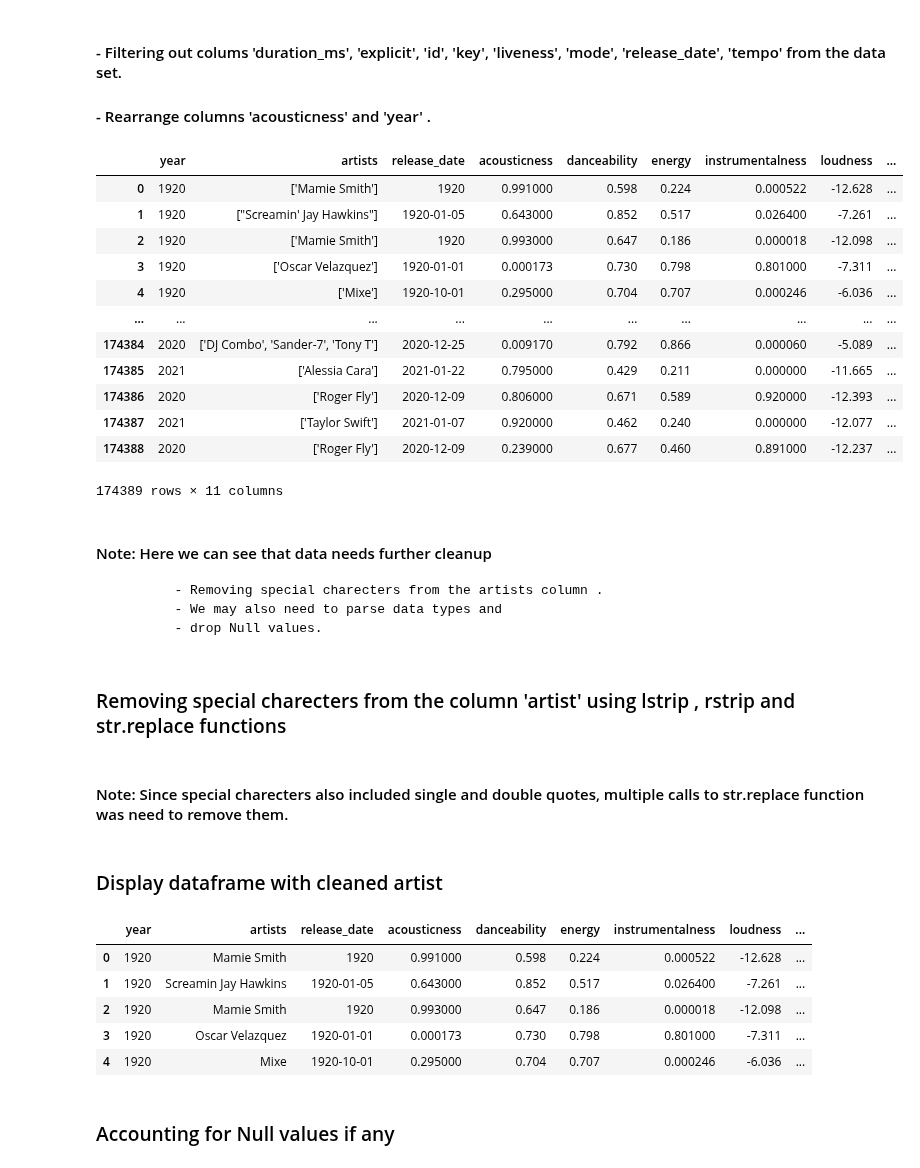
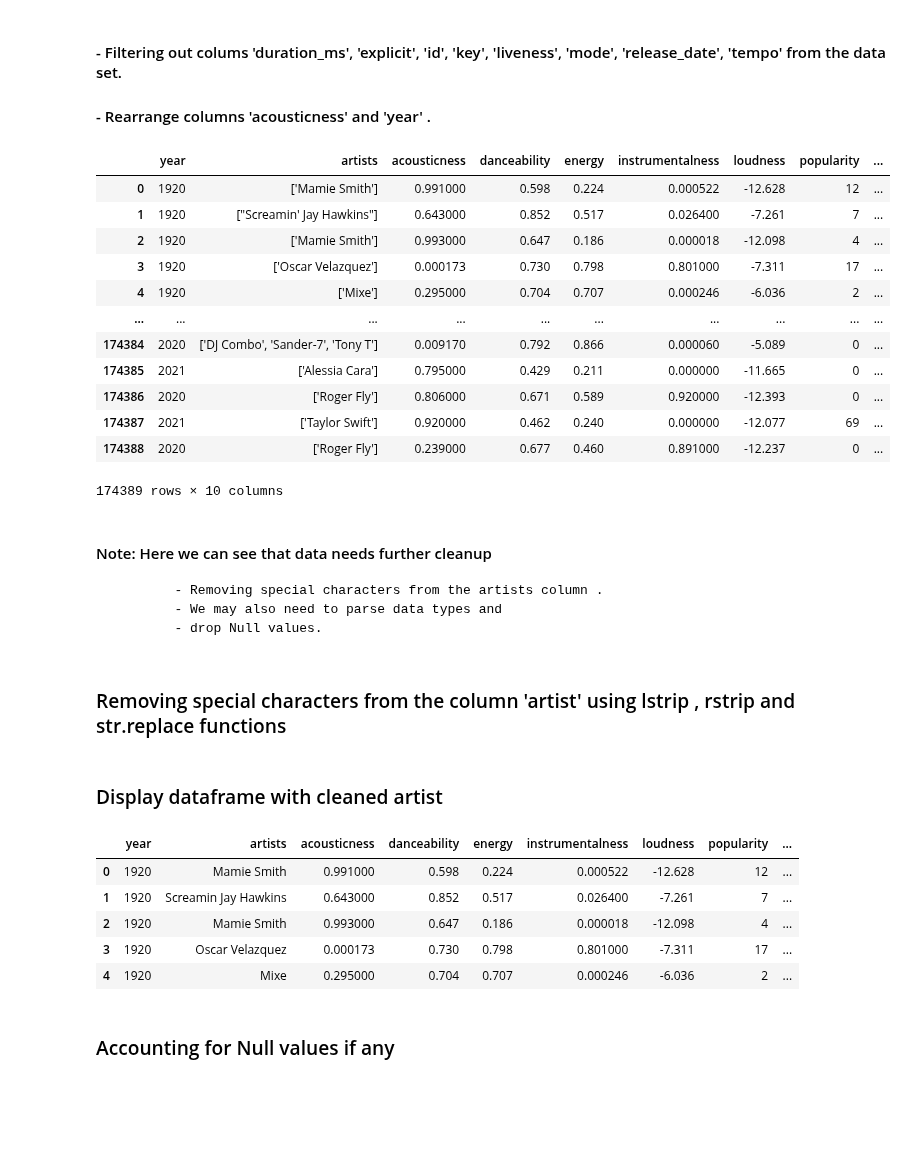
Before and after one commit to divya-gh/Spotify_Music_Analysis, a Jupyter notebook: Spotify_Cleanup.ipynb, the cells around one changed output. Cells and saved outputs as stored; diff of their text form; code cells hidden in the pictures; blank space fills up the shorter version.

```diff
--- a/Spotify_Cleanup.ipynb
+++ b/Spotify_Cleanup.ipynb
@@ -115,50 +115,48 @@ Index(['acousticness', 'artists', 'danceability', 'duration_ms', 'energy',
 
 #### - Rearrange columns 'acousticness' and 'year' .
 # %%
-Spotify_selected_features = Spotify_data_df[['year','artists', 'release_date','acousticness',
+Spotify_selected_features = Spotify_data_df[['year','artists','acousticness',
                                    'danceability', 'energy','instrumentalness',
                                    'loudness','popularity',  'speechiness', 'valence', ]]
 #Display cleaned Data set
 Spotify_selected_features
 # %% [output]
-|  | year | artists | release_date | acousticness | danceability | energy | instrumentalness | loudness | ... |
-| 0 | 1920 | ['Mamie Smith'] | 1920 | 0.991000 | 0.598 | 0.224 | 0.000522 | -12.628 | ... |
-| 1 | 1920 | ["Screamin' Jay Hawkins"] | 1920-01-05 | 0.643000 | 0.852 | 0.517 | 0.026400 | -7.261 | ... |
-| 2 | 1920 | ['Mamie Smith'] | 1920 | 0.993000 | 0.647 | 0.186 | 0.000018 | -12.098 | ... |
-| 3 | 1920 | ['Oscar Velazquez'] | 1920-01-01 | 0.000173 | 0.730 | 0.798 | 0.801000 | -7.311 | ... |
-| 4 | 1920 | ['Mixe'] | 1920-10-01 | 0.295000 | 0.704 | 0.707 | 0.000246 | -6.036 | ... |
+|  | year | artists | acousticness | danceability | energy | instrumentalness | loudness | popularity | ... |
+| 0 | 1920 | ['Mamie Smith'] | 0.991000 | 0.598 | 0.224 | 0.000522 | -12.628 | 12 | ... |
+| 1 | 1920 | ["Screamin' Jay Hawkins"] | 0.643000 | 0.852 | 0.517 | 0.026400 | -7.261 | 7 | ... |
+| 2 | 1920 | ['Mamie Smith'] | 0.993000 | 0.647 | 0.186 | 0.000018 | -12.098 | 4 | ... |
+| 3 | 1920 | ['Oscar Velazquez'] | 0.000173 | 0.730 | 0.798 | 0.801000 | -7.311 | 17 | ... |
+| 4 | 1920 | ['Mixe'] | 0.295000 | 0.704 | 0.707 | 0.000246 | -6.036 | 2 | ... |
 | ... | ... | ... | ... | ... | ... | ... | ... | ... | ... |
-| 174384 | 2020 | ['DJ Combo', 'Sander-7', 'Tony T'] | 2020-12-25 | 0.009170 | 0.792 | 0.866 | 0.000060 | -5.089 | ... |
-| 174385 | 2021 | ['Alessia Cara'] | 2021-01-22 | 0.795000 | 0.429 | 0.211 | 0.000000 | -11.665 | ... |
-| 174386 | 2020 | ['Roger Fly'] | 2020-12-09 | 0.806000 | 0.671 | 0.589 | 0.920000 | -12.393 | ... |
-| 174387 | 2021 | ['Taylor Swift'] | 2021-01-07 | 0.920000 | 0.462 | 0.240 | 0.000000 | -12.077 | ... |
-| 174388 | 2020 | ['Roger Fly'] | 2020-12-09 | 0.239000 | 0.677 | 0.460 | 0.891000 | -12.237 | ... |
+| 174384 | 2020 | ['DJ Combo', 'Sander-7', 'Tony T'] | 0.009170 | 0.792 | 0.866 | 0.000060 | -5.089 | 0 | ... |
+| 174385 | 2021 | ['Alessia Cara'] | 0.795000 | 0.429 | 0.211 | 0.000000 | -11.665 | 0 | ... |
+| 174386 | 2020 | ['Roger Fly'] | 0.806000 | 0.671 | 0.589 | 0.920000 | -12.393 | 0 | ... |
+| 174387 | 2021 | ['Taylor Swift'] | 0.920000 | 0.462 | 0.240 | 0.000000 | -12.077 | 69 | ... |
+| 174388 | 2020 | ['Roger Fly'] | 0.239000 | 0.677 | 0.460 | 0.891000 | -12.237 | 0 | ... |
-174389 rows × 11 columns
+174389 rows × 10 columns
 # %% [markdown]
 #### Note: Here we can see that data needs further cleanup
-            - Removing special charecters from the artists column .
+            - Removing special characters from the artists column .
             - We may also need to parse data types and
             - drop Null values.
 # %% [markdown]
-### Removing special charecters from the column 'artist' using lstrip , rstrip  and str.replace functions
+### Removing special characters from the column 'artist' using lstrip , rstrip  and str.replace functions
 # %%
 Spotify_Clean_artist= Spotify_selected_features.copy()
 Spotify_Clean_artist["artists"]=Spotify_selected_features["artists"].map(lambda x: x.lstrip("['").rstrip("']")).astype(str)
 # %%
 Spotify_Clean_artist["artists"]=Spotify_Clean_artist["artists"].str.replace("'","").str.replace('"',"")
-# %% [markdown]
-#### Note: Since special charecters also included single and double quotes,  multiple calls to str.replace function was need to remove them.
 # %% [markdown]
 ### Display dataframe with cleaned artist
 # %%
 Spotify_Clean_artist.head()
 # %% [output]
-|  | year | artists | release_date | acousticness | danceability | energy | instrumentalness | loudness | ... |
-| 0 | 1920 | Mamie Smith | 1920 | 0.991000 | 0.598 | 0.224 | 0.000522 | -12.628 | ... |
-| 1 | 1920 | Screamin Jay Hawkins | 1920-01-05 | 0.643000 | 0.852 | 0.517 | 0.026400 | -7.261 | ... |
-| 2 | 1920 | Mamie Smith | 1920 | 0.993000 | 0.647 | 0.186 | 0.000018 | -12.098 | ... |
-| 3 | 1920 | Oscar Velazquez | 1920-01-01 | 0.000173 | 0.730 | 0.798 | 0.801000 | -7.311 | ... |
-| 4 | 1920 | Mixe | 1920-10-01 | 0.295000 | 0.704 | 0.707 | 0.000246 | -6.036 | ... |
+|  | year | artists | acousticness | danceability | energy | instrumentalness | loudness | popularity | ... |
+| 0 | 1920 | Mamie Smith | 0.991000 | 0.598 | 0.224 | 0.000522 | -12.628 | 12 | ... |
+| 1 | 1920 | Screamin Jay Hawkins | 0.643000 | 0.852 | 0.517 | 0.026400 | -7.261 | 7 | ... |
+| 2 | 1920 | Mamie Smith | 0.993000 | 0.647 | 0.186 | 0.000018 | -12.098 | 4 | ... |
+| 3 | 1920 | Oscar Velazquez | 0.000173 | 0.730 | 0.798 | 0.801000 | -7.311 | 17 | ... |
+| 4 | 1920 | Mixe | 0.295000 | 0.704 | 0.707 | 0.000246 | -6.036 | 2 | ... |
 # %% [markdown]
 ### Accounting for Null values if any
 # %%
```
Also changed, not shown: parts of 9 cells of this notebook, 5 other files.
